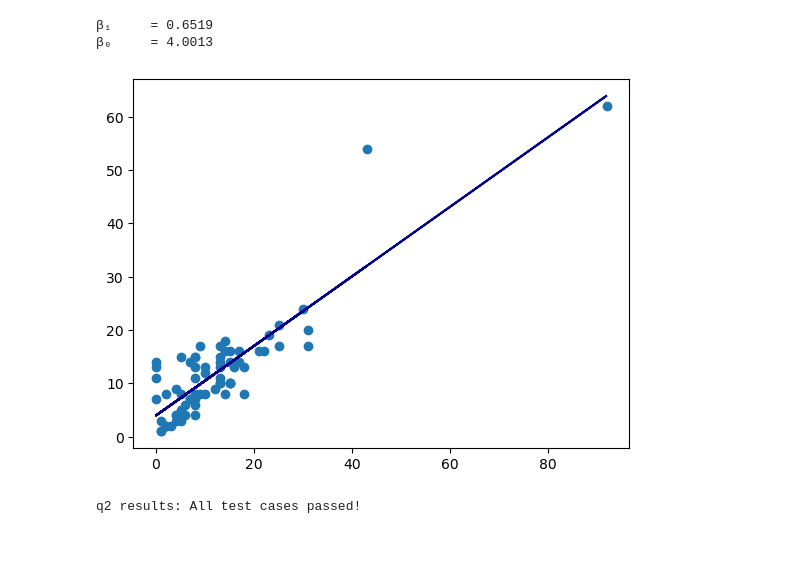
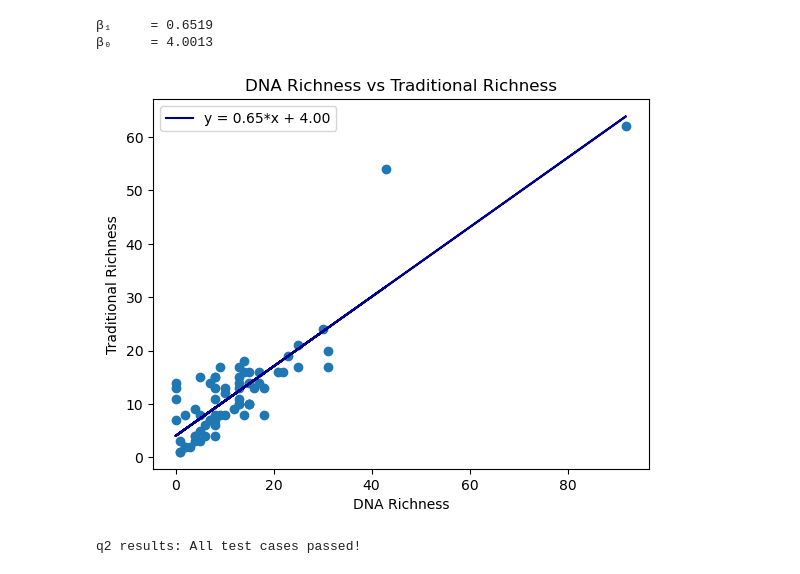
Before and after one commit to meganhessel/eds232_linear_regression, a Jupyter notebook: task2/hw1-task2.ipynb, the cells around one changed output. Cells and saved outputs as stored; diff of their text form; code cells hidden in the pictures; blank space fills up the shorter version.

```diff
--- a/task2/hw1-task2.ipynb
+++ b/task2/hw1-task2.ipynb
@@ -100,11 +103,27 @@ print(f"\u03b2\u2080     = {beta_0:.4f}")
 β₀     = 4.0013
 # %%
 # Create a scatter plot with regression line
-plt.scatter(df['dna_richness'], df['trad_richness'])
-plt.plot(df['dna_richness'], beta_1 * df['dna_richness'] + beta_0, color = 'darkblue') # Adding the regression line
+# Empty Plot
+fig, ax = plt.subplots()
+
+# Add scatter plot
+ax.scatter(df['dna_richness'], df['trad_richness'])
+
+# Add regression line
+ax.plot(df['dna_richness'],
+         beta_1 * df['dna_richness'] + beta_0, # Adding the regression line
+         color = 'darkblue',
+         label = f"y = {beta_1:.2f}*x + {beta_0:.2f}") # Equation in the line
+
+# Legend, title, and x&y labels
+ax.legend()
+ax.set_title("DNA Richness vs Traditional Richness")
+ax.set_xlabel("DNA Richness")
+ax.set_ylabel("Traditional Richness")
+
 plt.show()
 # %% [output]
-[figure, old version]
+[figure, new version]
 # %%
 grader.check("q2")
 # %% [output]
```
Also changed, not shown: parts of 2 cells of this notebook, 1 other file.
